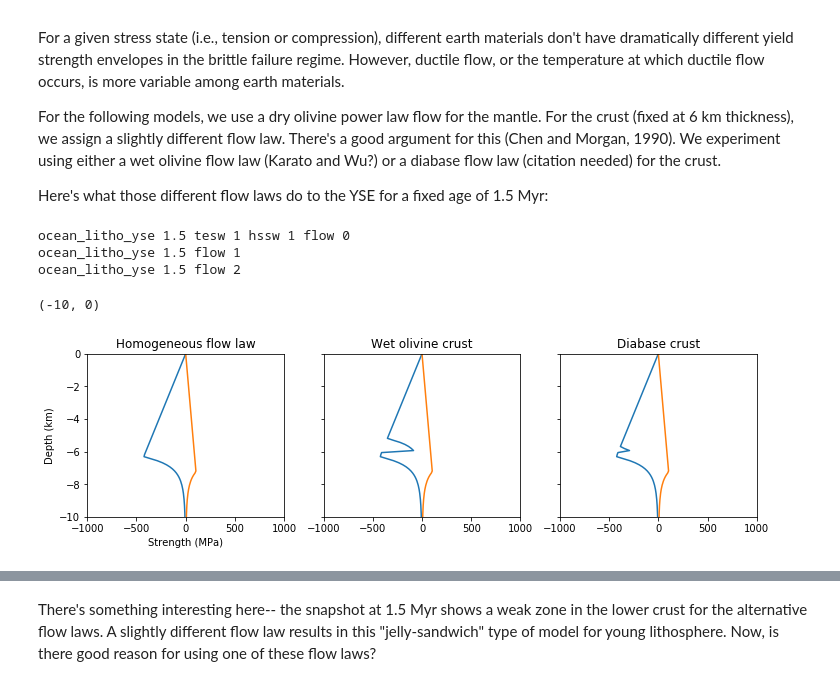
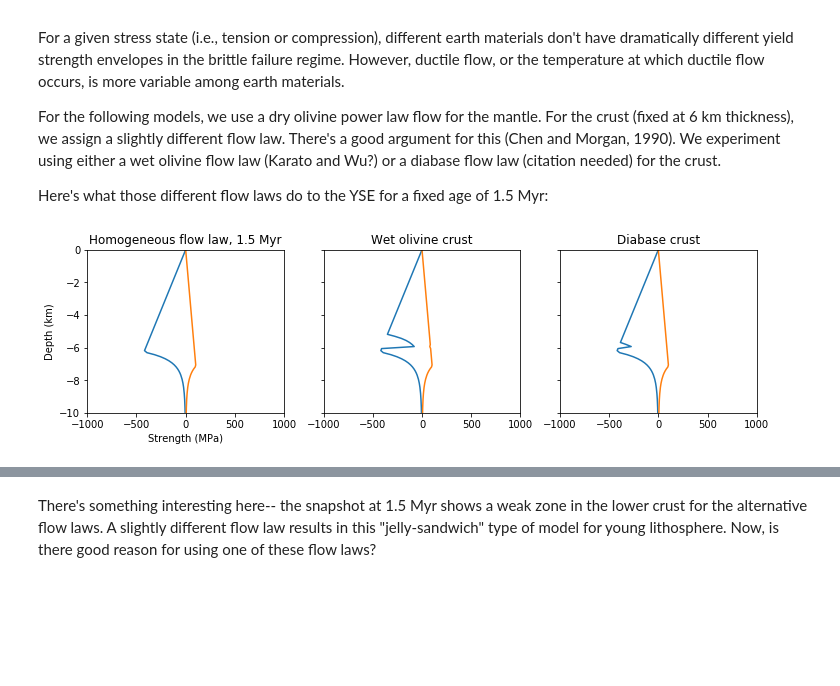
Before and after one commit to hughaharper/yield-strength-envelope, a Jupyter notebook: src/ocean_litho_yse/Ocean-litho-YSE.ipynb, the cells around one changed output, grey strips where cells are left out. Drawn from its saved outputs; the diff is of its cells as text; code cells hidden in the pictures; blank space fills up the shorter version.

```diff
--- a/src/ocean_litho_yse/Ocean-litho-YSE.ipynb
+++ b/src/ocean_litho_yse/Ocean-litho-YSE.ipynb
@@ -50,40 +49,39 @@ age = 1.5
 fig, axes = plt.subplots(nrows=1,ncols=3,sharey='all',sharex='all',figsize=(12.0, 3.0))
 # constant flow law
 mod_flags = {
-    'tesw': 1,
-    'hssw': 1,
+    'tesw': 0,
     'flow': 0
 }
 compute_yse(age,mod_flags)
 z,temp_a,pressure,ys_t_homo,ys_c_homo = read_yse_data('out.temp')
 plot_YSE(axes[0],ys_c_homo,ys_t_homo,z)
 axes[0].set_xlabel('Strength (MPa)')
 axes[0].set_ylabel('Depth (km)')
-axes[0].set_title('Homogeneous flow law')
+axes[0].set_title('Homogeneous flow law, 1.5 Myr')
 axes[0].set_ylim(-10, 0)
 
 # wet olivine crust
 mod_flags = {
+    'tesw': 0,
     'flow': 1
 }
 compute_yse(age,mod_flags)
 z,temp_a,pressure,ys_t_wet,ys_c_wet = read_yse_data('out.temp')
 plot_YSE(axes[1],ys_c_wet,ys_t_wet,z)
 axes[1].set_title('Wet olivine crust')
 axes[1].set_ylim(-10, 0)
 
 # diabase crust
 mod_flags = {
+    'tesw': 0,
     'flow': 2
 }
 compute_yse(age,mod_flags)
 z,temp_a,pressure,ys_t_dia,ys_c_dia = read_yse_data('out.temp')
 plot_YSE(axes[2],ys_c_dia,ys_t_dia,z)
 axes[2].set_title('Diabase crust')
 axes[2].set_ylim(-10, 0)
+
+plt.show()
 # %% [output]
-ocean_litho_yse 1.5 tesw 1 hssw 1 flow 0
-ocean_litho_yse 1.5 flow 1
-ocean_litho_yse 1.5 flow 2
-(-10, 0)
-[figure, old version]
+[figure, new version]
```
Also changed, not shown: parts of 13 cells of this notebook, 1 other file.
